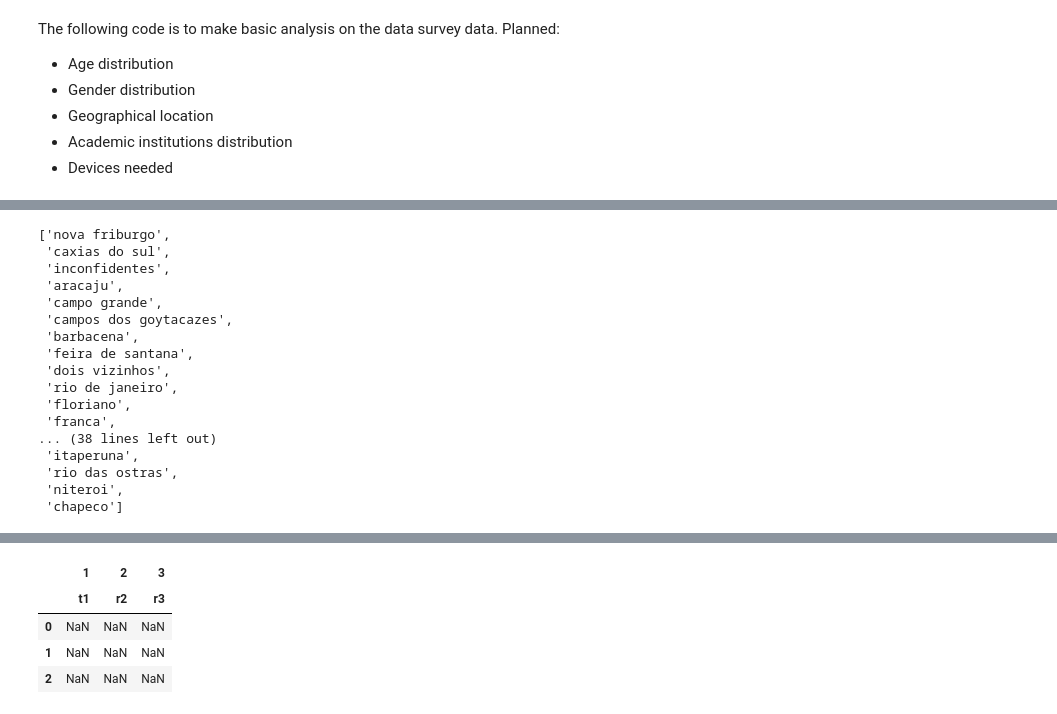
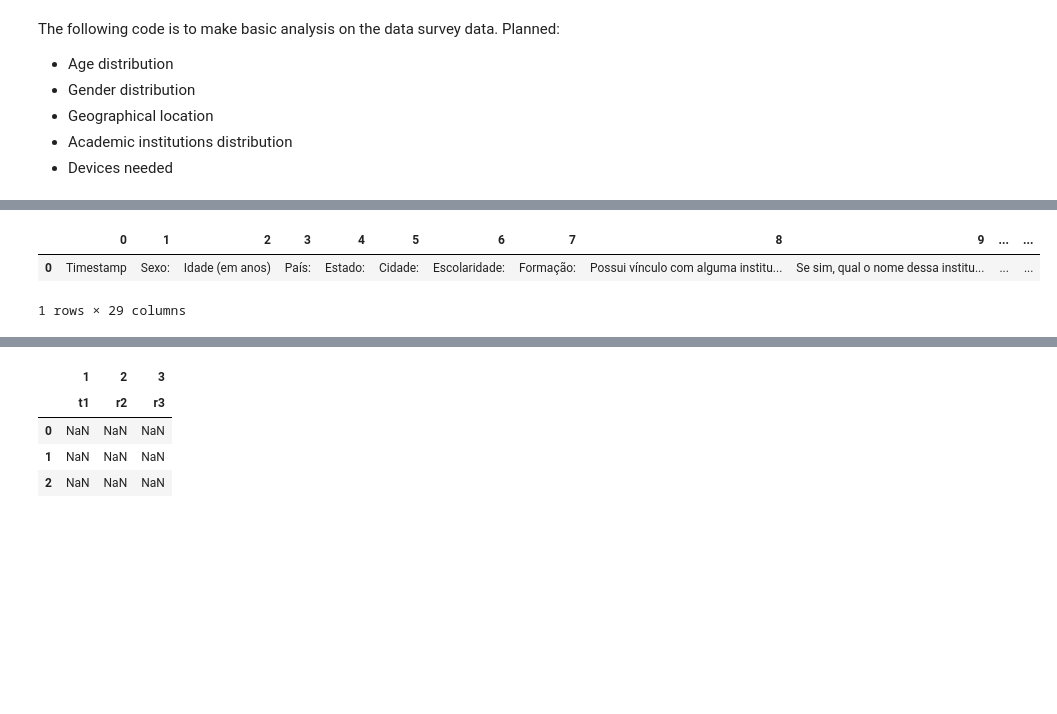
Before and after one commit to FOSH-following-demand/map_fosh_demand, a Jupyter notebook: survey/code/basic_overview.ipynb, the cells around one changed output, grey strips where cells are left out. Saved outputs shown, nothing was run; the diff lists cells and outputs as text; code cells hidden in the pictures; blank space fills up the shorter version.

```diff
--- a/survey/code/basic_overview.ipynb
+++ b/survey/code/basic_overview.ipynb
@@ -19,3 +17,8 @@ filePath = "/home/andre/Documents/GitHub/amchagas/map_fosh_demand/"
-# %%
-fh = open(filePath+fileName,"r") #file handle
-rawData = csv.reader(fh,dialect = csv.excel_tab) # create iterator for the tsv separated file
+# %%
+
+
+# where all survey answers are stored:
+filePath = "/home/andre/Documents/GitHub/amchagas/map_fosh_demand/survey/answers/"
+
+#use code to take all the file names from that folder:
+fileNames = os.listdir(filePath)
@@ -22,5 +27,17 @@ rawData = csv.reader(fh,dialect = csv.excel_tab) # create iterator for the tsv s
 # %%
-allEntries=list() # create list to hold data
-for entry in rawData: # run the iterator
-    allEntries.append(entry) #append each run to list
-fh.close() # whend done, close file
+#
+allEntries = list() # create list to hold answers
+allHeaders = list() # create list to hold headers (questions in each language)
+for file in fileNames:
+    fh = open(filePath+file,"r") #file handle just for first file for now
+    rawData = csv.reader(fh,dialect = csv.excel_tab) # create iterator for the tsv separated file
+    first_read = 1
+
+    for entry in rawData: # run the iterator
+        if first_read == 1:
+            allHeaders.append(entry)
+            first_read = 0
+        else:
+            allEntries.append(entry) #append each run to list
+
+    fh.close() # whend done, close file
@@ -56,0 +44,11 @@ test = data["Cidade:"]
+# %%
+
+
+headers = pd.DataFrame(allHeaders)
+data = pd.DataFrame(allEntries) # transform list into pandas data frame
+
+headers
+# %% [output]
+|  | 0 | 1 | 2 | 3 | 4 | 5 | 6 | 7 | 8 | 9 | ... | ... |
+| 0 | Timestamp | Sexo: | Idade (em anos) | País: | Estado: | Cidade: | Escolaridade: | Formação: | Possui vínculo com alguma institu... | Se sim, qual o nome dessa institu... | ... | ... |
+1 rows × 29 columns
@@ -66,20 +73,0 @@ for i in range(len(noaccent)):
-# %%
-list(set(noaccent))
-# %% [output]
-['nova friburgo',
- 'caxias do sul',
- 'inconfidentes',
- 'aracaju',
- 'campo grande',
- 'campos dos goytacazes',
- 'barbacena',
- 'feira de santana',
- 'dois vizinhos',
- 'rio de janeiro',
- 'floriano',
- 'franca',
-... (38 lines left out)
- 'itaperuna',
- 'rio das ostras',
- 'niteroi',
- 'chapeco']
```
Also changed, not shown: parts of 11 cells of this notebook.
